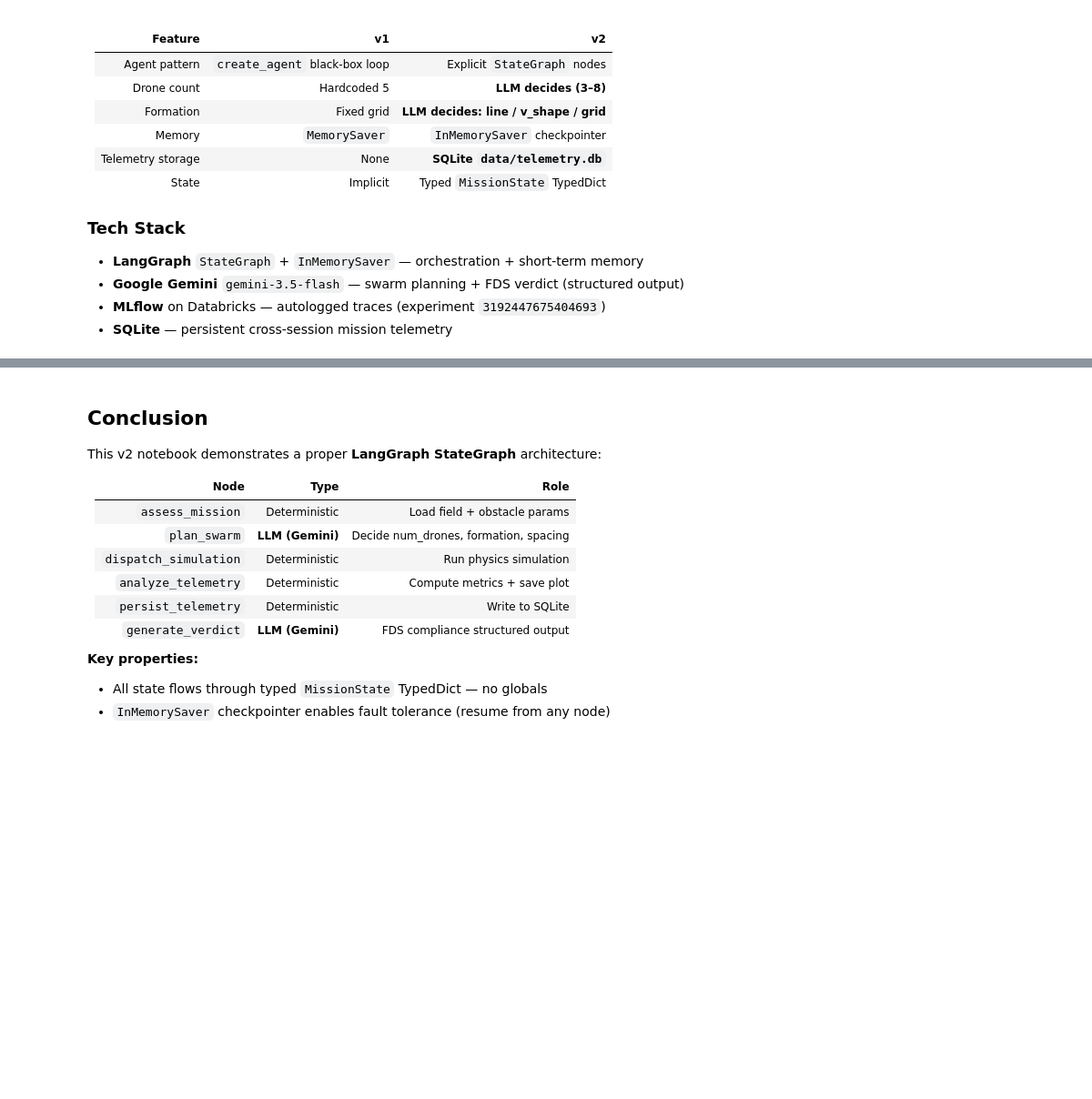
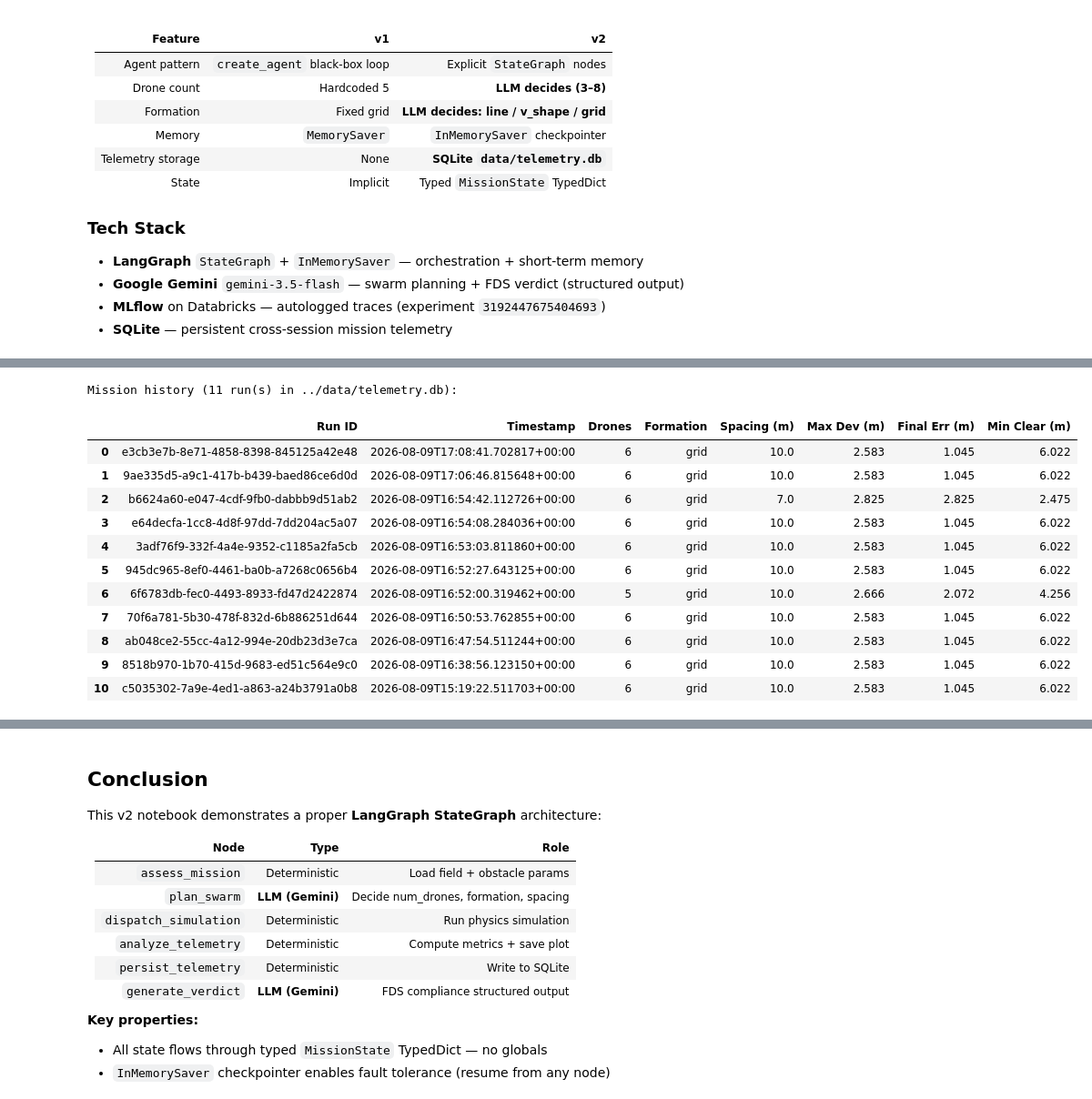
Before and after one commit to mohd-vasim/ai-engineering, a Jupyter notebook: mas-formation-control/notebooks/formation_control_poc_v2.ipynb, the cells around one changed output, grey strips where cells are left out. Shown at 91% size. Cells and saved outputs as stored; diff of their text form; code cells hidden in the pictures; blank space fills up the shorter version.

```diff
--- a/mas-formation-control/notebooks/formation_control_poc_v2.ipynb
+++ b/mas-formation-control/notebooks/formation_control_poc_v2.ipynb
@@ -705,33 +752,47 @@ print("Autologged traces sent to Databricks MLflow experiment", os.environ.get("
 # %%
 # ── Display SQLite mission history ─────────────────────────────────────────
 import pandas as pd
 
-db_path = "data/telemetry.db"
+db_path = "../data/telemetry.db"
 if os.path.exists(db_path):
     conn = sqlite3.connect(db_path)
     df = pd.read_sql("SELECT * FROM mission_runs ORDER BY timestamp DESC", conn)
     conn.close()
     print(f"Mission history ({len(df)} run(s) in {db_path}):")
     display(df[[
         "run_id", "timestamp", "num_drones", "formation",
         "spacing_m", "max_dev_m", "final_err_m", "min_clear_m"
     ]].rename(columns={
         "run_id":       "Run ID",
         "timestamp":    "Timestamp",
         "num_drones":   "Drones",
         "formation":    "Formation",
         "spacing_m":    "Spacing (m)",
         "max_dev_m":    "Max Dev (m)",
         "final_err_m":  "Final Err (m)",
         "min_clear_m":  "Min Clear (m)",
     }).style.format({
         "Max Dev (m)":    "{:.3f}",
         "Final Err (m)":  "{:.3f}",
         "Min Clear (m)":  "{:.3f}",
         "Spacing (m)":    "{:.1f}",
     }))
 else:
     print("No telemetry database found yet — run the graph first.")
+# %% [output]
+Mission history (11 run(s) in ../data/telemetry.db):
+|  | Run ID | Timestamp | Drones | Formation | Spacing (m) | Max Dev (m) | Final Err (m) | Min Clear (m) |
+| 0 | e3cb3e7b-8e71-4858-8398-845125a42e48 | 2026-08-09T17:08:41.702817+00:00 | 6 | grid | 10.0 | 2.583 | 1.045 | 6.022 |
+| 1 | 9ae335d5-a9c1-417b-b439-baed86ce6d0d | 2026-08-09T17:06:46.815648+00:00 | 6 | grid | 10.0 | 2.583 | 1.045 | 6.022 |
+| 2 | b6624a60-e047-4cdf-9fb0-dabbb9d51ab2 | 2026-08-09T16:54:42.112726+00:00 | 6 | grid | 7.0 | 2.825 | 2.825 | 2.475 |
+| 3 | e64decfa-1cc8-4d8f-97dd-7dd204ac5a07 | 2026-08-09T16:54:08.284036+00:00 | 6 | grid | 10.0 | 2.583 | 1.045 | 6.022 |
+| 4 | 3adf76f9-332f-4a4e-9352-c1185a2fa5cb | 2026-08-09T16:53:03.811860+00:00 | 6 | grid | 10.0 | 2.583 | 1.045 | 6.022 |
+| 5 | 945dc965-8ef0-4461-ba0b-a7268c0656b4 | 2026-08-09T16:52:27.643125+00:00 | 6 | grid | 10.0 | 2.583 | 1.045 | 6.022 |
+| 6 | 6f6783db-fec0-4493-8933-fd47d2422874 | 2026-08-09T16:52:00.319462+00:00 | 5 | grid | 10.0 | 2.666 | 2.072 | 4.256 |
+| 7 | 70f6a781-5b30-478f-832d-6b886251d644 | 2026-08-09T16:50:53.762855+00:00 | 6 | grid | 10.0 | 2.583 | 1.045 | 6.022 |
+| 8 | ab048ce2-55cc-4a12-994e-20db23d3e7ca | 2026-08-09T16:47:54.511244+00:00 | 6 | grid | 10.0 | 2.583 | 1.045 | 6.022 |
+| 9 | 8518b970-1b70-415d-9683-ed51c564e9c0 | 2026-08-09T16:38:56.123150+00:00 | 6 | grid | 10.0 | 2.583 | 1.045 | 6.022 |
+| 10 | c5035302-7a9e-4ed1-a863-a24b3791a0b8 | 2026-08-09T15:19:22.511703+00:00 | 6 | grid | 10.0 | 2.583 | 1.045 | 6.022 |
 # %%
 # ── Display FDS Verification Verdict ──────────────────────────────────────
 verdict_dict = final_state.get("verdict", {})
```
Also changed, not shown: parts of 12 cells of this notebook, 13 other files.
